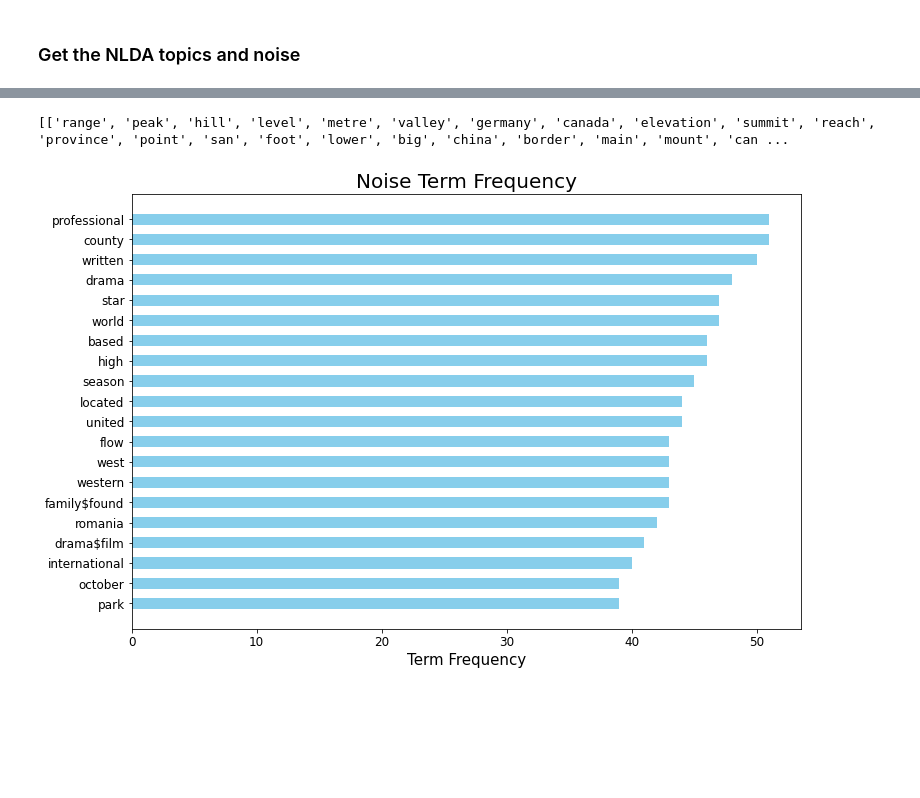
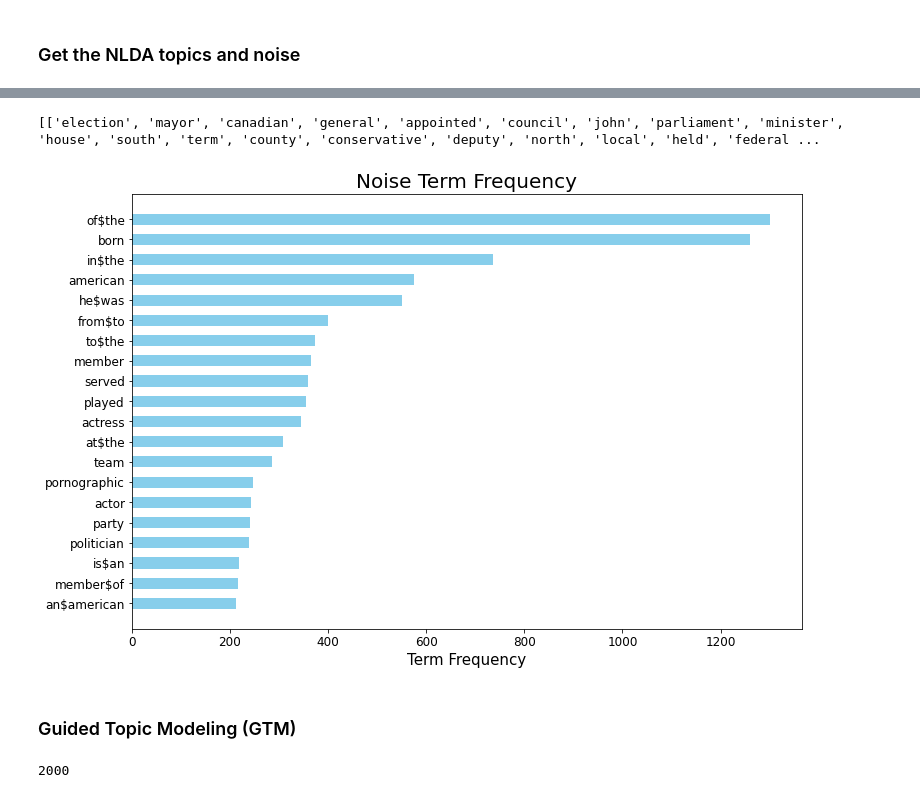
Before and after one commit to NeilChenccc/Optimization-Topic-Modeling, a Jupyter notebook: Project_Source_Code.ipynb, the cells around one changed output, grey strips where cells are left out. Cells and saved outputs as stored; diff of their text form; code cells hidden in the pictures; blank space fills up the shorter version.

```diff
--- a/Project_Source_Code.ipynb
+++ b/Project_Source_Code.ipynb
@@ -115,7 +104,7 @@ plt.savefig("Coherence_Score.png", dpi=300)
 ### Get the NLDA topics and noise
 # %%
 model = NLDA(dataset=dataset, mallet_tnd_path=tnd_path, mallet_lda_path=lda_path,
-             tnd_k=20, lda_k=20, tnd_beta1=15, phi=12, top_words=30)
+             tnd_k=20, lda_k=20, tnd_beta1=16, phi=10, top_words=30)
 # %%
 topics = model.get_topics()
 noise = model.get_noise_distribution()
@@ -145,18 +134,24 @@ for topic in topics:
 # %%
 print(clean_topic)
 # %% [output]
-[['range', 'peak', 'hill', 'level', 'metre', 'valley', 'germany', 'canada', 'elevation', 'summit', 'reach', 'province', 'point', 'san', 'foot', 'lower', 'big', 'china', 'border', 'main', 'mount', 'can ...
+[['election', 'mayor', 'canadian', 'general', 'appointed', 'council', 'john', 'parliament', 'minister', 'house', 'south', 'term', 'county', 'conservative', 'deputy', 'north', 'local', 'held', 'federal ...
 # %%
 with open("dbpedia_NLDA_topics.csv", "w", newline="") as f:
     writer = csv.writer(f)
     writer.writerows(clean_topic)
 # %%
 fig, ax = plt.subplots(figsize=(12, 8))
-ax.barh(noise_data.Noise_Word[:20], noise_data.Noise_Weight[:20], height=0.55, color="skyblue")
+ax.barh(noise_data.Noise_Word[30:], noise_data.Noise_Weight[30:], height=0.55, color="skyblue")
 plt.xlabel("Term Frequency", fontsize=15)
 plt.xticks(fontsize=12)
 plt.yticks(fontsize=12)
 plt.title("Noise Term Frequency", fontsize=20)
 plt.savefig("Noise.png", dpi=300)
 # %% [output]
-[figure, old version]
+[figure, new version]
+# %% [markdown]
+### Guided Topic Modeling (GTM)
+# %%
+len(dataset)
+# %% [output]
+2000
```
Also changed, not shown: parts of 36 cells of this notebook, 7 other files.
